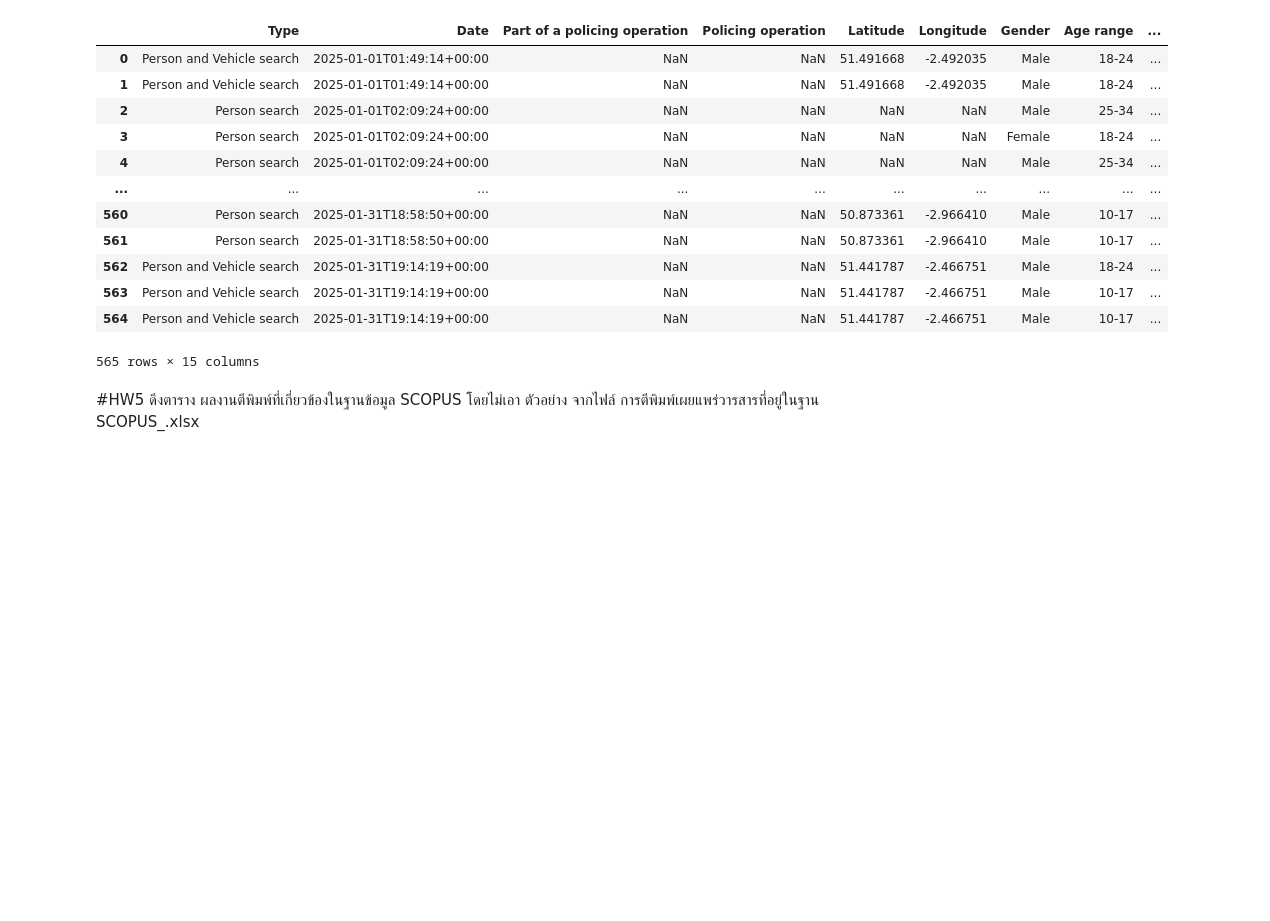
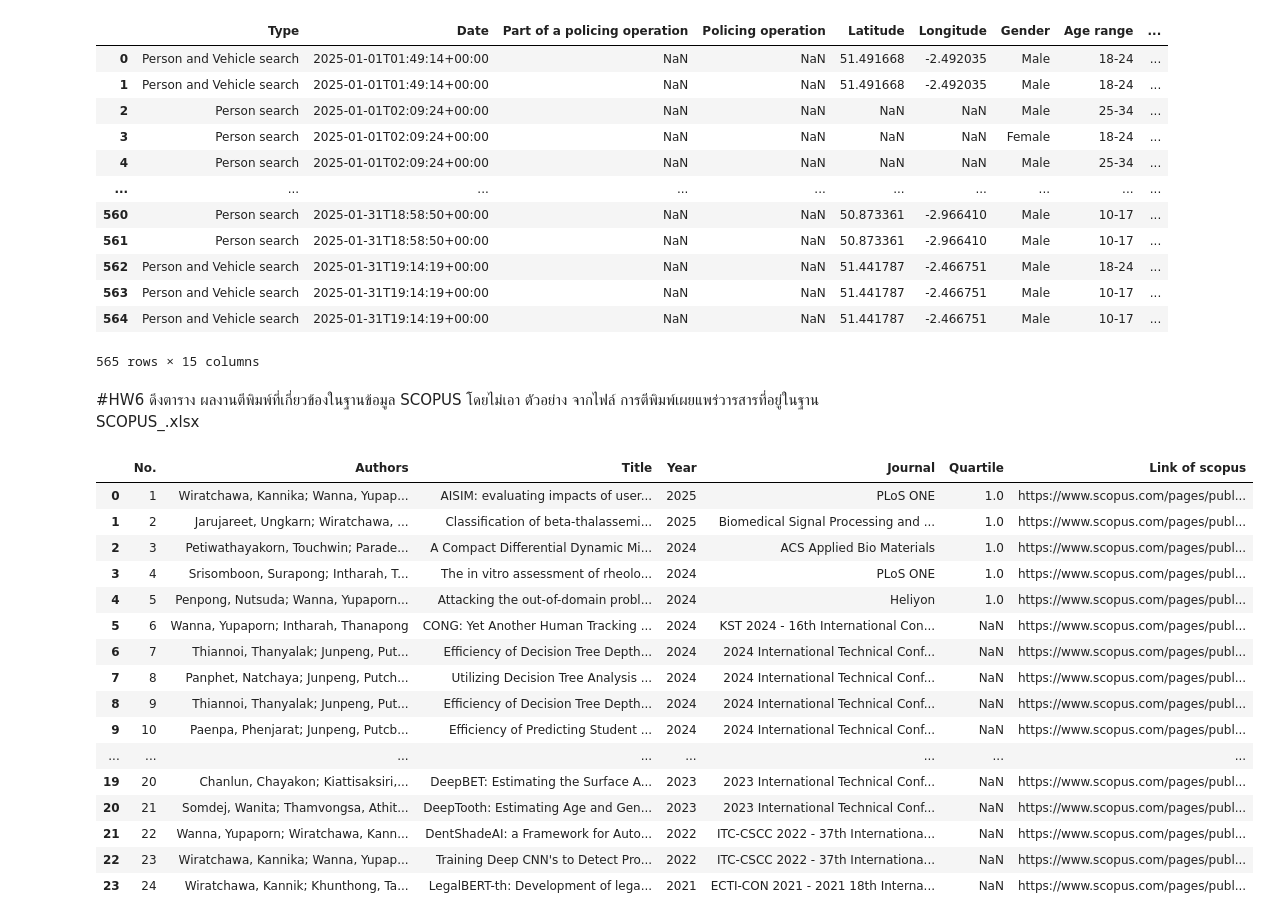
Before and after one commit to emkrit1242/MSC_DPDM_2025, a Jupyter notebook: Data101.ipynb, the cells around one changed output. Drawn from its saved outputs; the diff is of its cells as text; code cells hidden in the pictures; blank space fills up the shorter version.

```diff
--- a/Data101.ipynb
+++ b/Data101.ipynb
@@ -141,5 +141,5 @@ pd.read_csv('/content/2025-01-avon-and-somerset-stop-and-search.csv',skiprows=1)
 | 564 | Person and Vehicle search | 2025-01-31T19:14:19+00:00 | NaN | NaN | 51.441787 | -2.466751 | Male | 10-17 | ... |
 565 rows × 15 columns
 # %% [markdown]
-#HW5
+#HW6
 ดึงตาราง ผลงานตีพิมพ์ที่เกี่ยวข้องในฐานข้อมูล SCOPUS โดยไม่เอา ตัวอย่าง จากไฟล์ การตีพิมพ์เผยแพร่วารสารที่อยู่ในฐาน SCOPUS_.xlsx
@@ -145,0 +148,20 @@ pd.read_csv('/content/2025-01-avon-and-somerset-stop-and-search.csv',skiprows=1)
+# %%
+pd.read_excel('/content/การตีพิมพ์เผยแพร่ในวารสารที่อยู่ในฐาน SCOPUS-.xlsx',sheet_name='งานวิจัยที่ตีพิมพ์ในฐาน Scopus',skiprows=lambda x: x in [0,1,2,3,4,5,7])
+# %% [output]
+|  | No. | Authors | Title | Year | Journal | Quartile | Link of scopus |
+| 0 | 1 | Wiratchawa, Kannika; Wanna, Yupap... | AISIM: evaluating impacts of user... | 2025 | PLoS ONE | 1.0 | https://www.scopus.com/pages/publ... |
+| 1 | 2 | Jarujareet, Ungkarn; Wiratchawa, ... | Classification of beta-thalassemi... | 2025 | Biomedical Signal Processing and ... | 1.0 | https://www.scopus.com/pages/publ... |
+| 2 | 3 | Petiwathayakorn, Touchwin; Parade... | A Compact Differential Dynamic Mi... | 2024 | ACS Applied Bio Materials | 1.0 | https://www.scopus.com/pages/publ... |
+| 3 | 4 | Srisomboon, Surapong; Intharah, T... | The in vitro assessment of rheolo... | 2024 | PLoS ONE | 1.0 | https://www.scopus.com/pages/publ... |
+| 4 | 5 | Penpong, Nutsuda; Wanna, Yupaporn... | Attacking the out-of-domain probl... | 2024 | Heliyon | 1.0 | https://www.scopus.com/pages/publ... |
+| 5 | 6 | Wanna, Yupaporn; Intharah, Thanapong | CONG: Yet Another Human Tracking ... | 2024 | KST 2024 - 16th International Con... | NaN | https://www.scopus.com/pages/publ... |
+| 6 | 7 | Thiannoi, Thanyalak; Junpeng, Put... | Efficiency of Decision Tree Depth... | 2024 | 2024 International Technical Conf... | NaN | https://www.scopus.com/pages/publ... |
+| 7 | 8 | Panphet, Natchaya; Junpeng, Putch... | Utilizing Decision Tree Analysis ... | 2024 | 2024 International Technical Conf... | NaN | https://www.scopus.com/pages/publ... |
+| 8 | 9 | Thiannoi, Thanyalak; Junpeng, Put... | Efficiency of Decision Tree Depth... | 2024 | 2024 International Technical Conf... | NaN | https://www.scopus.com/pages/publ... |
+| 9 | 10 | Paenpa, Phenjarat; Junpeng, Putcb... | Efficiency of Predicting Student ... | 2024 | 2024 International Technical Conf... | NaN | https://www.scopus.com/pages/publ... |
+| ... | ... | ... | ... | ... | ... | ... | ... |
+| 19 | 20 | Chanlun, Chayakon; Kiattisaksiri,... | DeepBET: Estimating the Surface A... | 2023 | 2023 International Technical Conf... | NaN | https://www.scopus.com/pages/publ... |
+| 20 | 21 | Somdej, Wanita; Thamvongsa, Athit... | DeepTooth: Estimating Age and Gen... | 2023 | 2023 International Technical Conf... | NaN | https://www.scopus.com/pages/publ... |
+| 21 | 22 | Wanna, Yupaporn; Wiratchawa, Kann... | DentShadeAI: a Framework for Auto... | 2022 | ITC-CSCC 2022 - 37th Internationa... | NaN | https://www.scopus.com/pages/publ... |
+| 22 | 23 | Wiratchawa, Kannika; Wanna, Yupap... | Training Deep CNN's to Detect Pro... | 2022 | ITC-CSCC 2022 - 37th Internationa... | NaN | https://www.scopus.com/pages/publ... |
+| 23 | 24 | Wiratchawa, Kannik; Khunthong, Ta... | LegalBERT-th: Development of lega... | 2021 | ECTI-CON 2021 - 2021 18th Interna... | NaN | https://www.scopus.com/pages/publ... |
```
Also changed, not shown: parts of 1 cell of this notebook.
